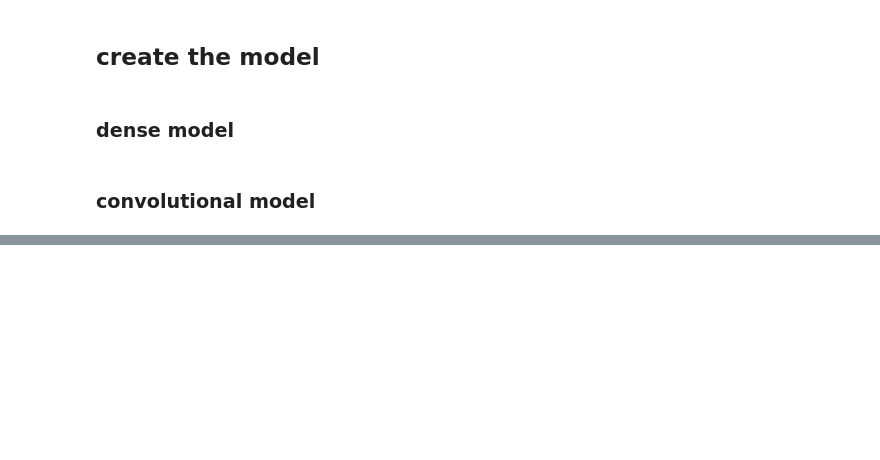
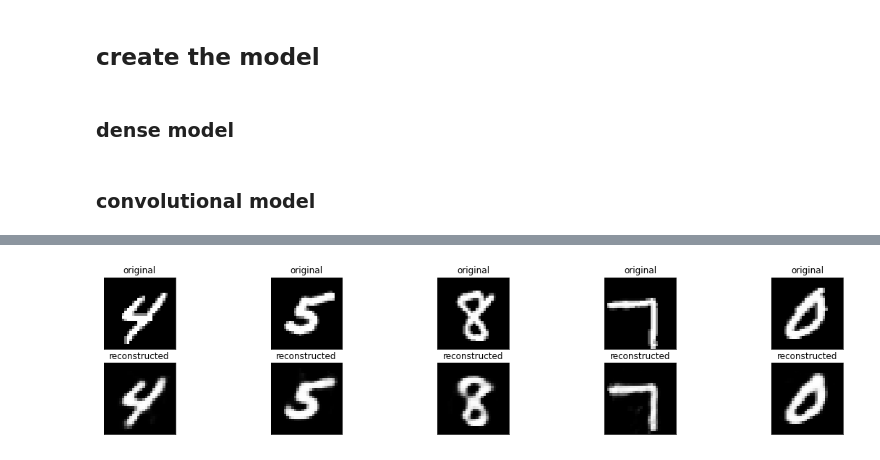
Before and after one commit to kmcguigan1/autoencoders, a Jupyter notebook: autoencoder.ipynb, the cells around one changed output, grey strips where cells are left out. Cells and saved outputs as stored; diff of their text form; code cells hidden in the pictures; blank space fills up the shorter version.

Commit message:
autoencoders code update

```diff
--- a/autoencoder.ipynb
+++ b/autoencoder.ipynb
@@ -72,0 +101,5 @@ def create_convolutional_model(img_size):
+# %%
+dense_autoencoder = DenseAutoencoder(LATENT_SIZE, IMG_SIZE)
+dense_autoencoder.compile(loss='mse', optimizer='adam', metrics=['mae'])
+dense_autoencoder.build((None,IMG_SIZE,IMG_SIZE,1))
+dense_autoencoder.summary()
@@ -72,0 +120,10 @@ def create_convolutional_model(img_size):
+# %%
+early_stopping = callbacks.EarlyStopping(monitor='val_loss', min_delta=0, patience=4, verbose=1, mode='min', restore_best_weights=True)
+reduce_lr = callbacks.ReduceLROnPlateau(monitor='val_loss', min_delta=0, patience=2, factor=0.5)
+hist = dense_autoencoder.fit(X_train, X_train,
+                             batch_size=16,
+                             shuffle=True,
+                             epochs=20,
+                             validation_data=(X_val,X_val),
+                             validation_batch_size=16,
+                             callbacks=[early_stopping, reduce_lr])
@@ -105,0 +211,29 @@ autoencoder.evaluate(test_x, test_x)
+# %%
+def show_results(original, recons):
+    plt.figure(figsize=(20, 4))
+    n = len(original)
+    for i in range(n):
+        # display original
+        ax = plt.subplot(2, n, i + 1)
+        plt.imshow(original[i])
+        plt.title("original")
+        plt.gray()
+        ax.get_xaxis().set_visible(False)
+        ax.get_yaxis().set_visible(False)
+
+        # display reconstruction
+        ax = plt.subplot(2, n, i + 1 + n)
+        plt.imshow(recons[i])
+        plt.title("reconstructed")
+        plt.gray()
+        ax.get_xaxis().set_visible(False)
+        ax.get_yaxis().set_visible(False)
+    plt.show()
+# %%
+originals = X_test[np.random.choice(len(X_test), 5), :, :, :]
+dense_recons = dense_autoencoder.predict(originals)
+conv_recons = convolutional_autoencoder.predict(originals)
+# %%
+show_results(originals, dense_recons)
+# %% [output]
+[figure, added]
```
Also changed, not shown: parts of 32 cells of this notebook.
